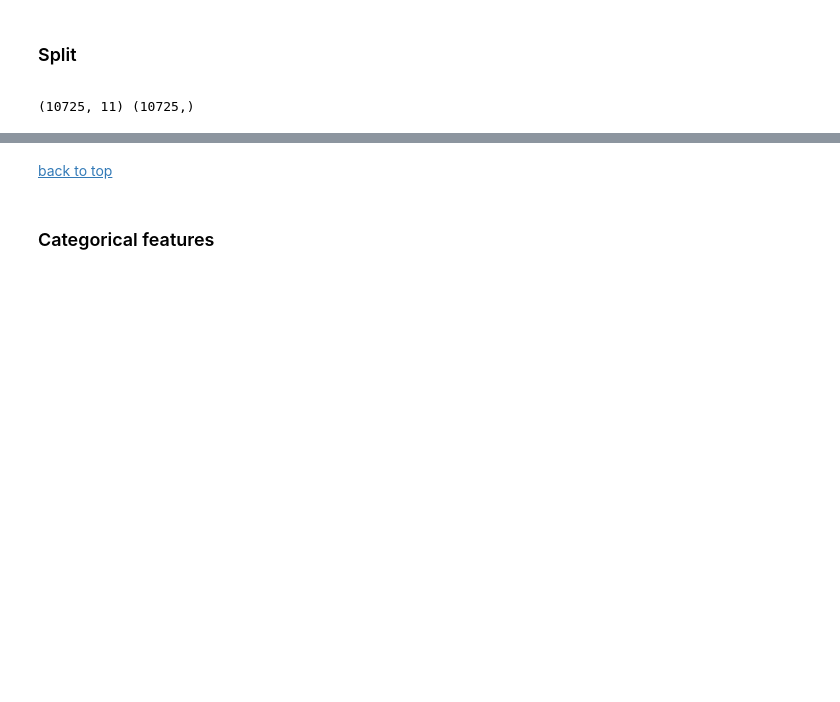
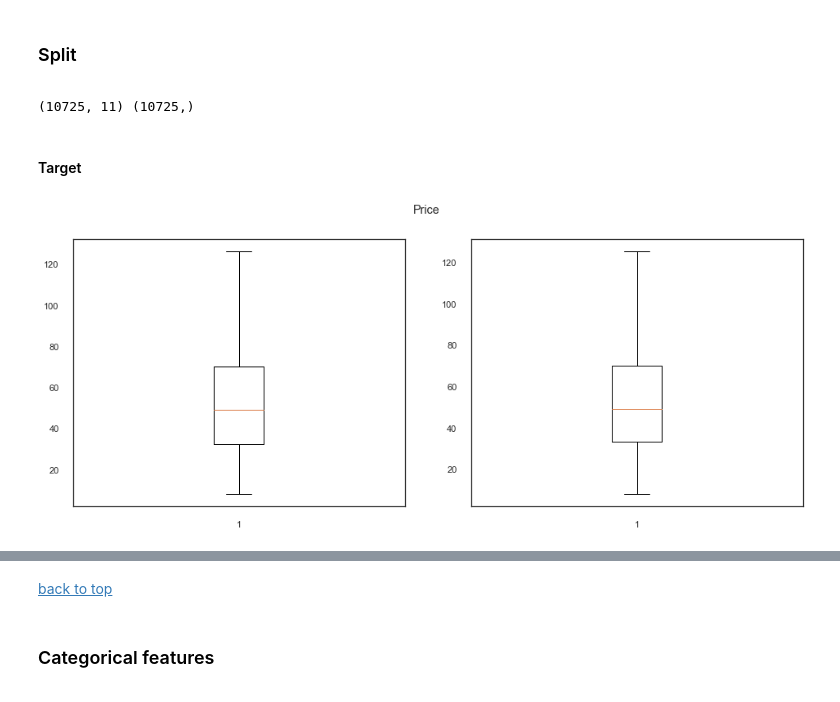
Before and after one commit to flaviendeseure/Airbnb_berlin_price_prediction, a Jupyter notebook: Projet - Airbnb Berlin Price Prediction.ipynb, the cells around one changed output, grey strips where cells are left out. Cells and saved outputs as stored; diff of their text form; code cells hidden in the pictures; blank space fills up the shorter version.

Commit message:
Justify train-test-split

```diff
--- a/Projet - Airbnb Berlin Price Prediction.ipynb
+++ b/Projet - Airbnb Berlin Price Prediction.ipynb
@@ -1925,3 +1965,13 @@ X_train, X_test, y_train, y_test = train_test_split(X, y, train_size=0.7, random
 print(X_train.shape,y_train.shape)
 # %% [output]
 (10725, 11) (10725,)
+# %% [markdown]
+#### Target
+# %%
+fig, axes = plt.subplots(1,2, figsize=(16,6))
+axes[0].boxplot(y_train,showfliers = False)
+axes[1].boxplot(y_test,showfliers = False)
+plt.suptitle("Price")
+plt.show()
+# %% [output]
+[figure, added]
```
Also changed, not shown: parts of 35 cells of this notebook, 3 other files.
